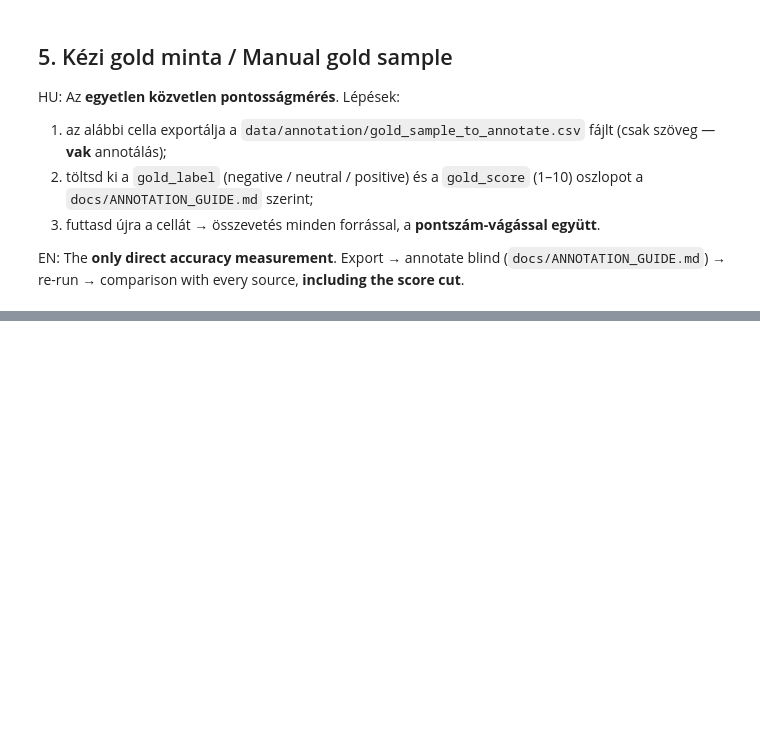
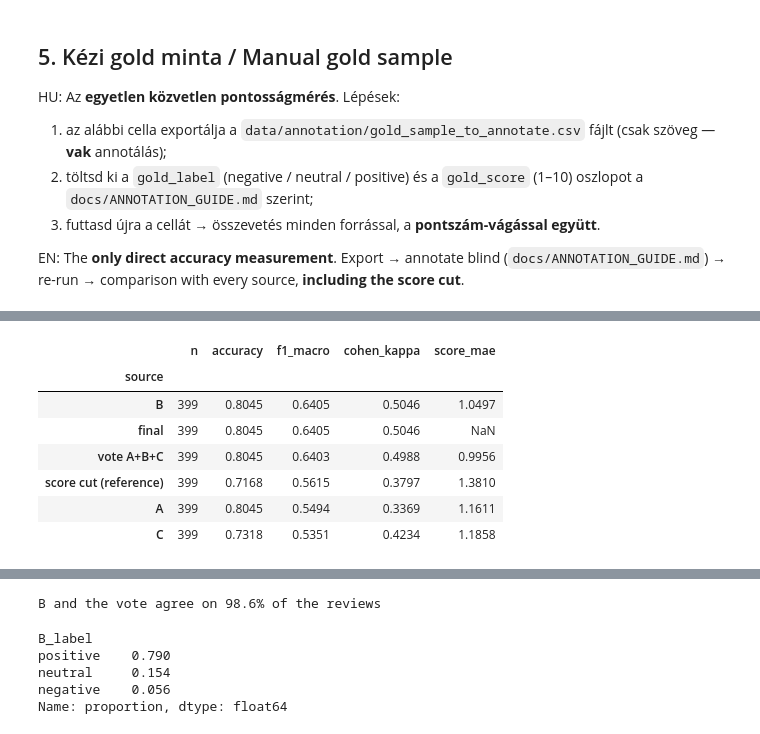
Before and after one commit to sesztaklorant/thesis, a Jupyter notebook: notebooks/03_label_validation.ipynb, the cells around one changed output, grey strips where cells are left out. Cells and saved outputs as stored; diff of their text form; code cells hidden in the pictures; blank space fills up the shorter version.

```diff
--- a/notebooks/03_label_validation.ipynb
+++ b/notebooks/03_label_validation.ipynb
@@ -225,0 +299,6 @@ Exported. Annotate it, then re-run this cell.
+# %%
+   from src import pipeline
+   from src.config import CFG
+   labels_b = bl.apply_neutral_band(bl.load_labels("labels_B"), "B", CFG.review_neutral_band)
+   bl.save_labels(labels_b, "labels_B")
+   labelled = pipeline.step_combine()
@@ -225,0 +311,20 @@ Exported. Annotate it, then re-run this cell.
+# %%
+from src import bert_labelling as bl, pipeline
+
+# HU: Többségi szavazás (A+B+C) számolása CSAK összehasonlításra, mentés nélkül.
+# EN: Majority vote (A+B+C) computed ONLY for comparison, without saving.
+vote = bl.combine_approaches(pipeline._load_available_labels(),
+                             approaches=("A", "B", "C"), tie_breaker="B")
+data["vote_label"] = vote["label_final"]
+data["vote_score_cont"] = vote["score_cont_final"]
+
+sources = {**SOURCES, "vote A+B+C": "vote_label"}
+score_cols = {**{a: f"{a}_score_cont" for a in approaches},
+              "vote A+B+C": "vote_score_cont", "score cut (reference)": "score"}
+cmp = lv.evaluate_on_gold(lv.load_gold(), data, sources, score_cols)
+display(cmp); ev.save_table(cmp, "03_gold_B_vs_vote")
+print(f"B and the vote agree on {(data['B_label'] == data['vote_label']).mean():.1%} of the reviews")
+
+score_cols = {**{a: f"{a}_score_cont" for a in approaches}, "final": "score_cont_final",
+              "vote A+B+C": "vote_score_cont", "score cut (reference)": "score"}
+# %% [output]
@@ -225,0 +335,8 @@ Exported. Annotate it, then re-run this cell.
+|  | n | accuracy | f1_macro | cohen_kappa | score_mae |
+| source |  |  |  |  |  |
+| B | 399 | 0.8045 | 0.6405 | 0.5046 | 1.0497 |
+| final | 399 | 0.8045 | 0.6405 | 0.5046 | NaN |
+| vote A+B+C | 399 | 0.8045 | 0.6403 | 0.4988 | 0.9956 |
+| score cut (reference) | 399 | 0.7168 | 0.5615 | 0.3797 | 1.3810 |
+| A | 399 | 0.8045 | 0.5494 | 0.3369 | 1.1611 |
+| C | 399 | 0.7318 | 0.5351 | 0.4234 | 1.1858 |
@@ -225,0 +344,9 @@ Exported. Annotate it, then re-run this cell.
+B and the vote agree on 98.6% of the reviews
+# %%
+data["B_label"].value_counts(normalize=True).round(3)
+# %% [output]
+B_label
+positive    0.790
+neutral     0.154
+negative    0.056
+Name: proportion, dtype: float64
```
Also changed, not shown: parts of 11 cells of this notebook, 19 other files.
